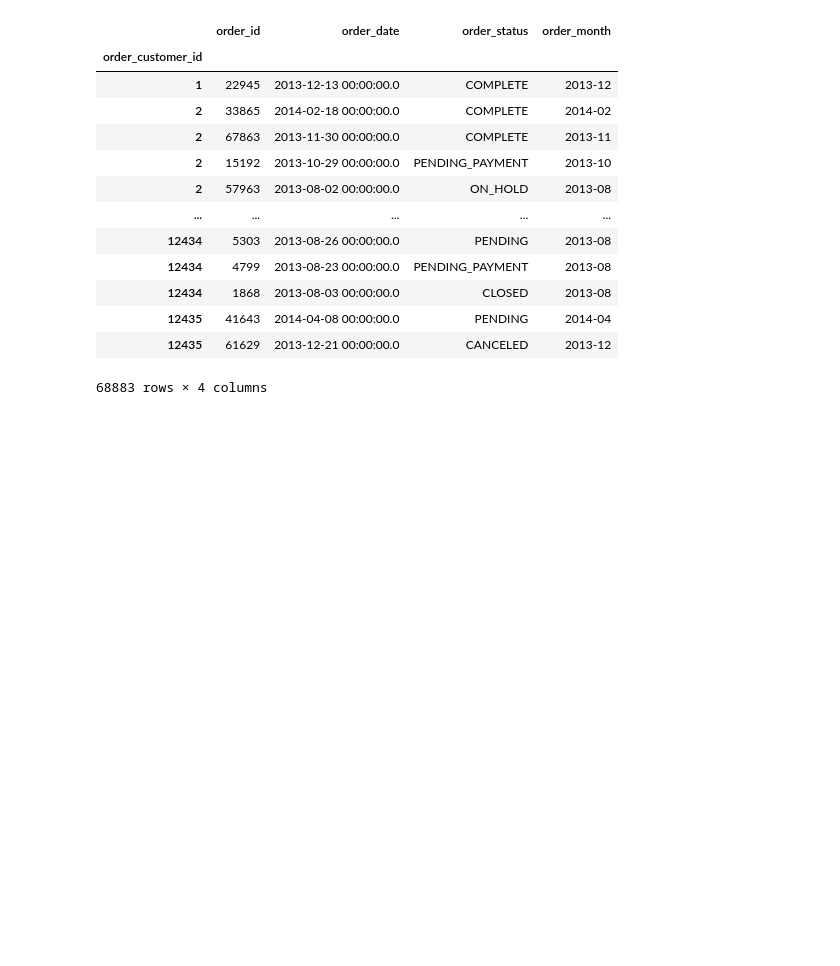
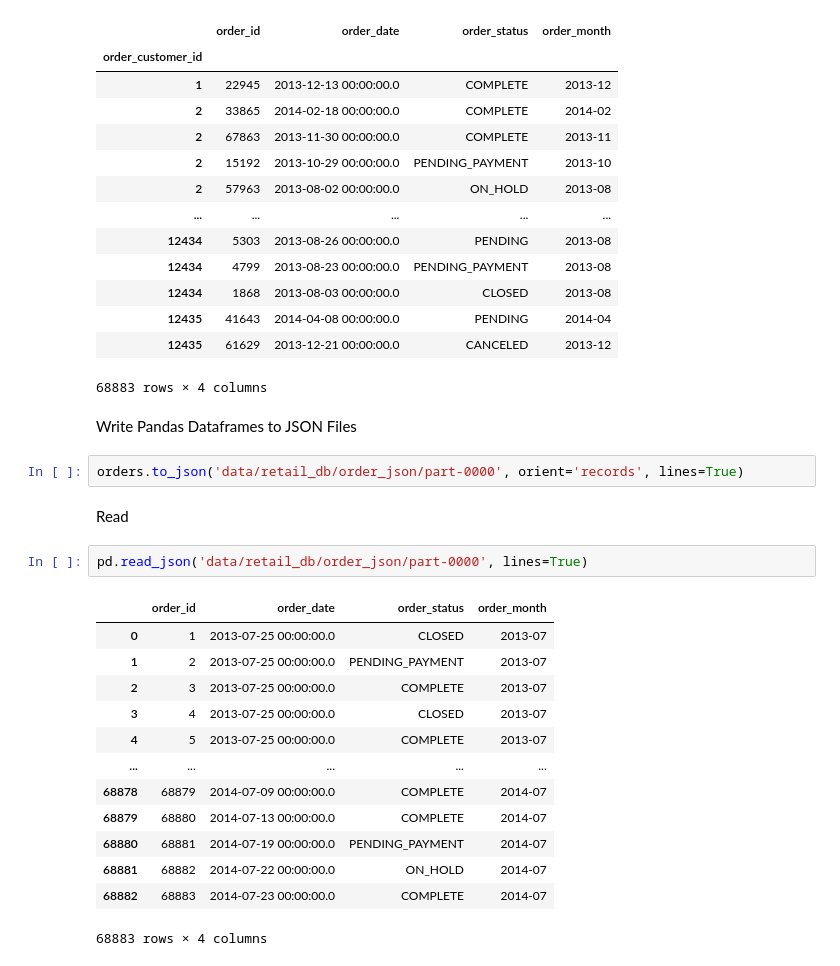
Before and after one commit to usamamirza1234/Pandas-For-Data-Processing, a Jupyter notebook: data_processing.ipynb, the cells around one changed output. Cells and saved outputs as stored; diff of their text form; blank space fills up the shorter version.

Commit message:
Write/Read Pandas Dataframes to JSON Files

```diff
--- a/data_processing.ipynb
+++ b/data_processing.ipynb
@@ -359,3 +364,25 @@ orders.sort_values(['order_customer_id', 'order_date'], ascending=[True, False])
 | 12435 | 41643 | 2014-04-08 00:00:00.0 | PENDING | 2014-04 |
 | 12435 | 61629 | 2013-12-21 00:00:00.0 | CANCELED | 2013-12 |
 68883 rows × 4 columns
+# %% [markdown]
+Write Pandas Dataframes to JSON Files
+# %%
+orders.to_json('data/retail_db/order_json/part-0000', orient='records', lines=True)
+# %% [markdown]
+Read
+# %%
+pd.read_json('data/retail_db/order_json/part-0000', lines=True)
+# %% [output]
+|  | order_id | order_date | order_status | order_month |
+| 0 | 1 | 2013-07-25 00:00:00.0 | CLOSED | 2013-07 |
+| 1 | 2 | 2013-07-25 00:00:00.0 | PENDING_PAYMENT | 2013-07 |
+| 2 | 3 | 2013-07-25 00:00:00.0 | COMPLETE | 2013-07 |
+| 3 | 4 | 2013-07-25 00:00:00.0 | CLOSED | 2013-07 |
+| 4 | 5 | 2013-07-25 00:00:00.0 | COMPLETE | 2013-07 |
+| ... | ... | ... | ... | ... |
+| 68878 | 68879 | 2014-07-09 00:00:00.0 | COMPLETE | 2014-07 |
+| 68879 | 68880 | 2014-07-13 00:00:00.0 | COMPLETE | 2014-07 |
+| 68880 | 68881 | 2014-07-19 00:00:00.0 | PENDING_PAYMENT | 2014-07 |
+| 68881 | 68882 | 2014-07-22 00:00:00.0 | ON_HOLD | 2014-07 |
+| 68882 | 68883 | 2014-07-23 00:00:00.0 | COMPLETE | 2014-07 |
+68883 rows × 4 columns
```
Also changed, not shown: parts of 2 cells of this notebook.
